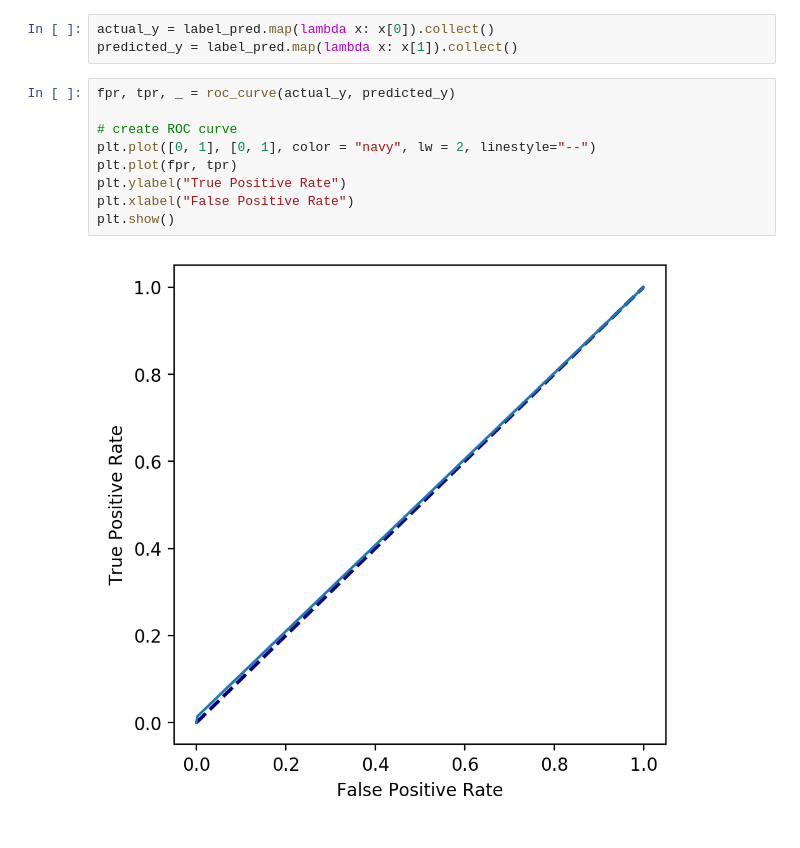
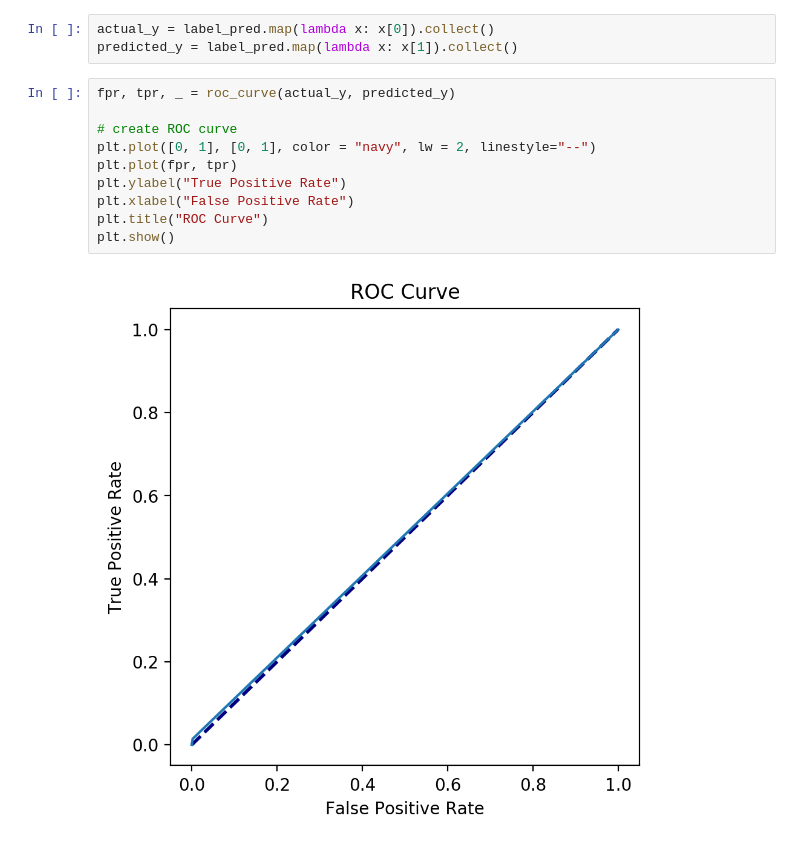
Before and after one commit to maldoam/mllib-stroke-prediction, a Jupyter notebook: notebooks_jupyter_test_pyspark.ipynb, the cells around one changed output. Cells and saved outputs as stored; diff of their text form.

```diff
--- a/notebooks_jupyter_test_pyspark.ipynb
+++ b/notebooks_jupyter_test_pyspark.ipynb
@@ -124,11 +213,12 @@ predicted_y = label_pred.map(lambda x: x[1]).collect()
 # %%
 fpr, tpr, _ = roc_curve(actual_y, predicted_y)
 
 # create ROC curve
 plt.plot([0, 1], [0, 1], color = "navy", lw = 2, linestyle="--")
 plt.plot(fpr, tpr)
 plt.ylabel("True Positive Rate")
 plt.xlabel("False Positive Rate")
+plt.title("ROC Curve")
 plt.show()
 # %% [output]
-[figure, old version]
+[figure, new version]
```
Also changed, not shown: parts of 15 cells of this notebook.
